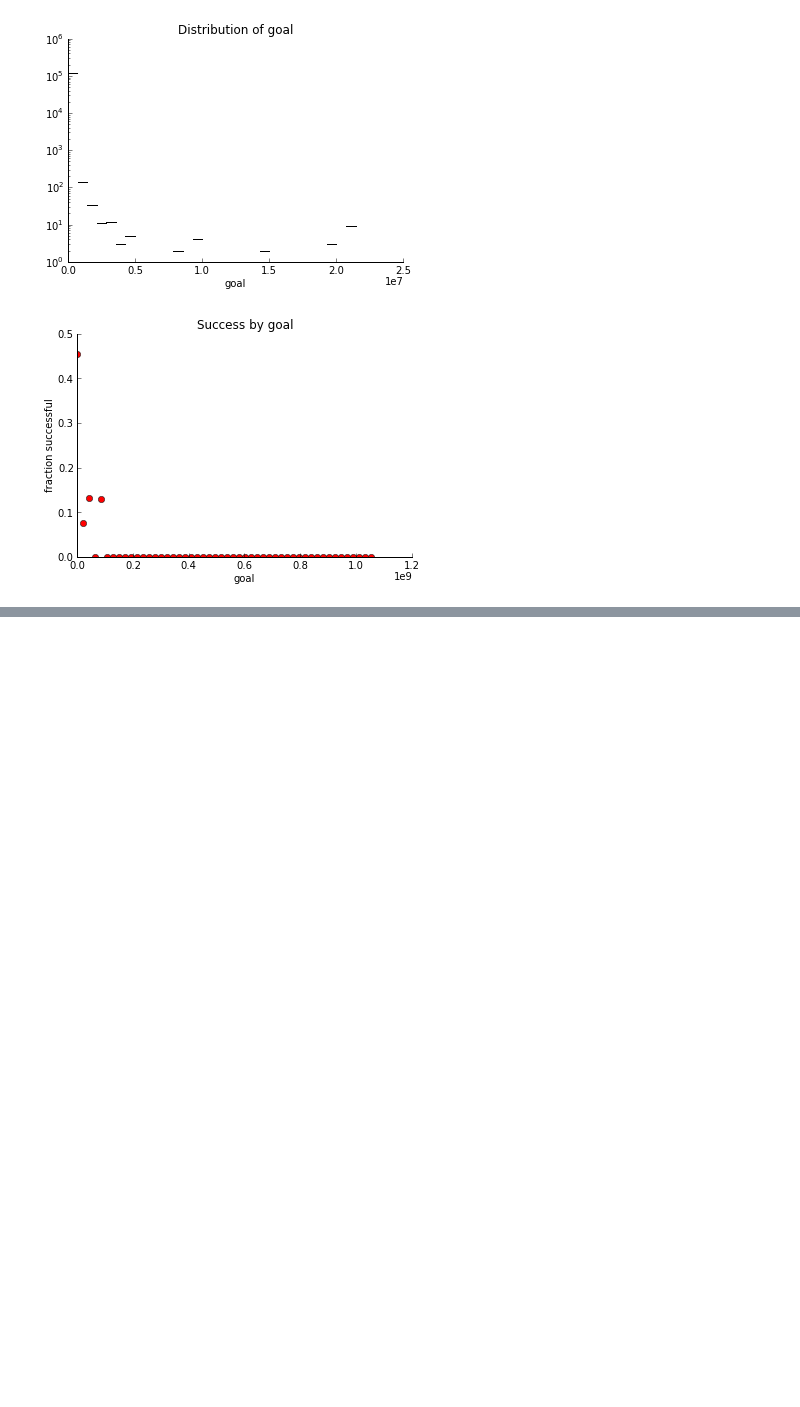
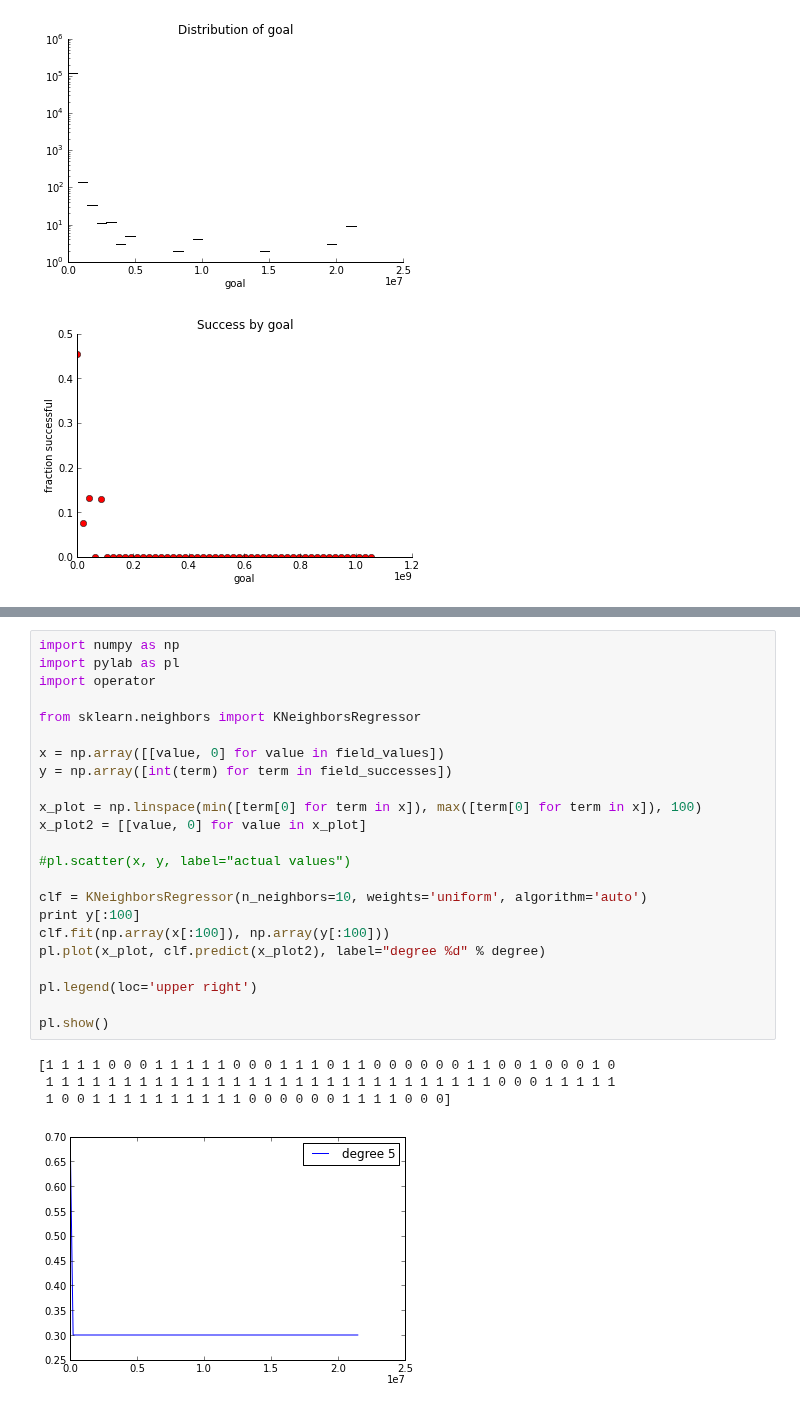
Before and after one commit to johnsturm/cs109, a Jupyter notebook: Process Book.ipynb, the cells around one changed output, grey strips where cells are left out. Saved outputs shown, nothing was run; the diff lists cells and outputs as text; blank space fills up the shorter version.

```diff
--- a/Process Book.ipynb
+++ b/Process Book.ipynb
@@ -1697,0 +1745,28 @@ success_by_field(field_name, field_values, field_successes)
+# %%
+import numpy as np
+import pylab as pl
+import operator
+
+from sklearn.neighbors import KNeighborsRegressor
+
+x = np.array([[value, 0] for value in field_values])
+y = np.array([int(term) for term in field_successes])
+
+x_plot = np.linspace(min([term[0] for term in x]), max([term[0] for term in x]), 100)
+x_plot2 = [[value, 0] for value in x_plot]
+
+#pl.scatter(x, y, label="actual values")
+
+clf = KNeighborsRegressor(n_neighbors=10, weights='uniform', algorithm='auto')
+print y[:100]
+clf.fit(np.array(x[:100]), np.array(y[:100]))
+pl.plot(x_plot, clf.predict(x_plot2), label="degree %d" % degree)
+
+pl.legend(loc='upper right')
+
+pl.show()
+# %% [output]
+[1 1 1 1 0 0 0 1 1 1 1 1 0 0 0 1 1 1 0 1 1 0 0 0 0 0 0 1 1 0 0 1 0 0 0 1 0
+ 1 1 1 1 1 1 1 1 1 1 1 1 1 1 1 1 1 1 1 1 1 1 1 1 1 1 1 1 1 0 0 0 1 1 1 1 1
+ 1 0 0 1 1 1 1 1 1 1 1 1 1 0 0 0 0 0 0 1 1 1 1 0 0 0]
+[figure, added]
```
Also changed, not shown: parts of 5 cells of this notebook.
